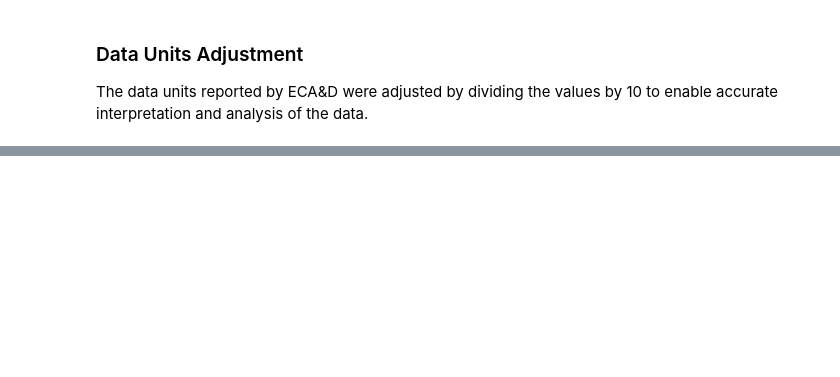
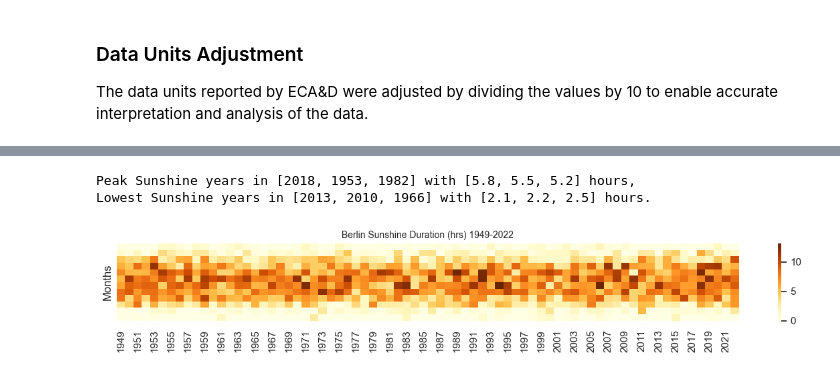
Before and after one commit to kayesokua/data-science-notes, a Jupyter notebook: 02_climate_berlin.ipynb, the cells around one changed output, grey strips where cells are left out. Cells and saved outputs as stored; diff of their text form; code cells hidden in the pictures; blank space fills up the shorter version.

```diff
--- a/02_climate_berlin.ipynb
+++ b/02_climate_berlin.ipynb
@@ -404,0 +294,21 @@ imageio.mimsave('data/output/berlin/berlin_heatmap.gif', images, fps=2)
+# %%
+df_sunh = df.groupby('year')['sunh'].median()
+print(f"""
+Peak Sunshine years in {df_sunh.nlargest(3).index.tolist()} with {df_sunh.nlargest(3).tolist()} hours,
+Lowest Sunshine years in {df_sunh.nsmallest(3).index.tolist()} with {df_sunh.nsmallest(3).tolist()} hours.
+""")
+
+df_monthly_sunh = df.groupby(['year', 'month'])['sunh'].median().unstack().T
+
+# Create heatmap
+fig, ax = plt.subplots(figsize=(15, 1.5))
+sns.heatmap(df_monthly_sunh, cmap='YlOrBr', ax=ax)
+ax.set_xlabel('')
+ax.set_ylabel('Months')
+ax.set_yticks([])
+plt.title('Berlin Sunshine Duration (hrs) 1949-2022', fontsize=10)
+plt.show()
+# %% [output]
+Peak Sunshine years in [2018, 1953, 1982] with [5.8, 5.5, 5.2] hours,
+Lowest Sunshine years in [2013, 2010, 1966] with [2.1, 2.2, 2.5] hours.
+[figure, added]
```
Also changed, not shown: parts of 48 cells of this notebook.
